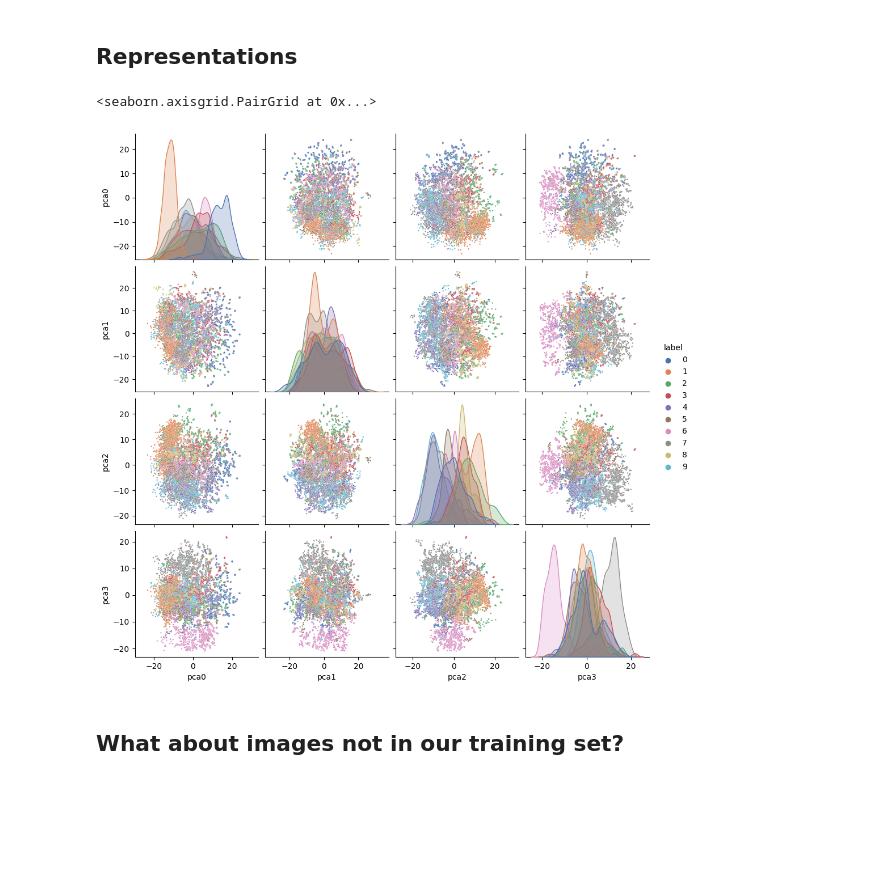
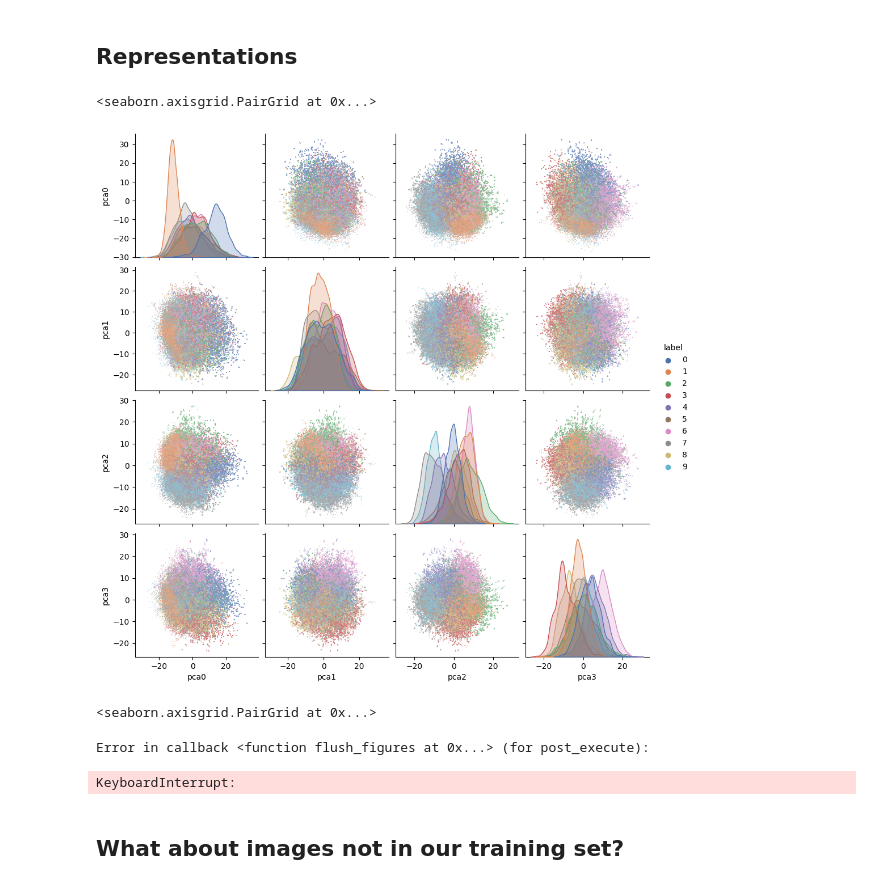
Before and after one commit to juankuntz/LPAE, a Jupyter notebook: notebooks/MNIST_tutorial.ipynb, the cells around one changed output. Saved outputs shown, nothing was run; the diff lists cells and outputs as text; code cells hidden in the pictures; blank space fills up the shorter version.

```diff
--- a/notebooks/MNIST_tutorial.ipynb
+++ b/notebooks/MNIST_tutorial.ipynb
@@ -207,23 +206,30 @@ plot_images(tf.concat([x[i][tf.newaxis, ...], decoded_particles], axis=0), names
 ## Representations
 # %%
 particles = pd.DataFrame(model.flatten_particles(model.get_particles()).numpy(),
-                         columns=[f'Latent variable {i}' for i in range(32)])
+                         columns=[f'Latent variable {i}' for i in range(latent_dimensions)])
+particles_pca = PCA(n_components=4).set_output(transform='pandas').fit_transform(particles)
+particles_pca['label'] = np.repeat(y, n_particles)
+sns.pairplot(particles_pca, hue='label', palette='deep', plot_kws={'s': 0.5})
+# %% [output]
+<seaborn.axisgrid.PairGrid at 0x...>
+[figure, added]
 # %%
-n = 10000  # Number of particles to include in plot.
-lvs = [0, 1, 2, 3]  # List of latent variables to include in plot.
-# particles['label'] = np.repeat(y, n_particles)
+# n = 100000  # Number of particles to include in plot.
+# lvs = [0, 1, 2, 3]  # List of latent variables to include in plot.
+# # particles['label'] = np.repeat(y, n_particles)
 
-# from sklearn import set_config
-# set_config(transform_output = "pandas")
+# # from sklearn import set_config
+# # set_config(transform_output = "pandas")
 
-from sklearn.decomposition import PCA
-# plot_particles = particles.head(n)[[f'Latent variable {i}' for i in lvs] + ['label']]
-plot_particles = PCA(n_components=4).set_output(transform='pandas').fit_transform(particles.head(n))
-plot_particles['label'] = np.repeat(y[:int(n/n_particles)], n_particles)
-sns.pairplot(plot_particles, hue='label', palette='deep', plot_kws={'s': 3})
+# from sklearn.decomposition import PCA
+# # plot_particles = particles.head(n)[[f'Latent variable {i}' for i in lvs] + ['label']]
+# plot_particles = PCA(n_components=4).set_output(transform='pandas').fit_transform(particles.head(n))
+# plot_particles['label'] = np.repeat(y[:int(n/n_particles)], n_particles)
+# sns.pairplot(plot_particles, hue='label', palette='deep', plot_kws={'s': 0.5})
 # %% [output]
 <seaborn.axisgrid.PairGrid at 0x...>
-[figure, removed]
+Error in callback <function flush_figures at 0x...> (for post_execute):
+KeyboardInterrupt:
 # %% [markdown]
 ## What about images not in our training set?
 # %% [markdown]
```
Also changed, not shown: parts of 9 cells of this notebook, 1 other file.
